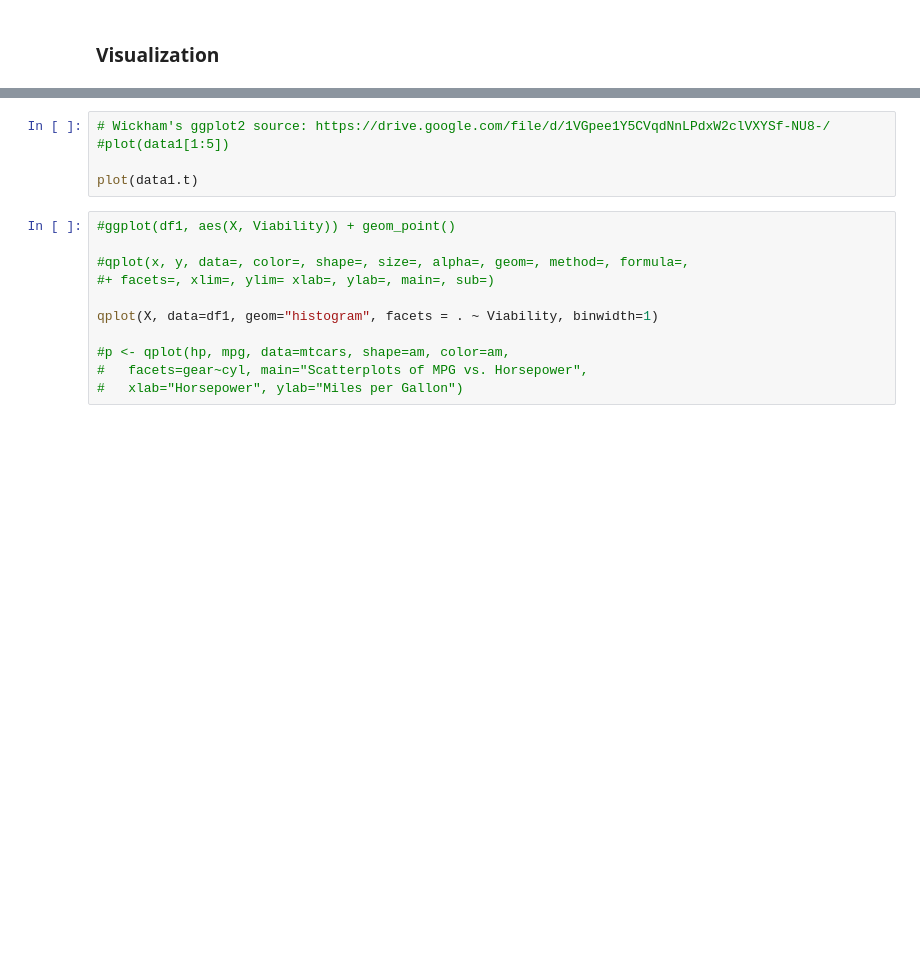
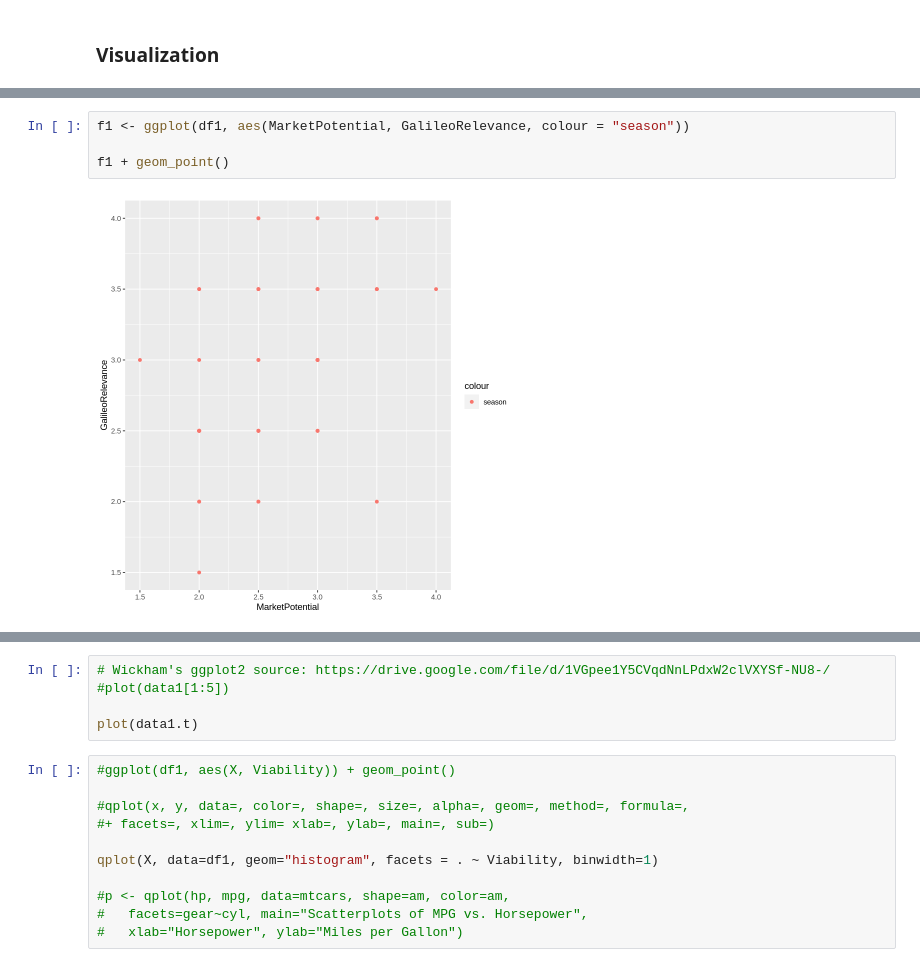
Before and after one commit to dnzengou/du_r, a Jupyter notebook: r-experiments/r_experiements_R.ipynb, the cells around one changed output, grey strips where cells are left out. Saved outputs shown, nothing was run; the diff lists cells and outputs as text; blank space fills up the shorter version.

```diff
--- a/r-experiments/r_experiements_R.ipynb
+++ b/r-experiments/r_experiements_R.ipynb
@@ -345,0 +482,6 @@ summary(df1)
+# %%
+f1 <- ggplot(df1, aes(MarketPotential, GalileoRelevance, colour = "season"))
+
+f1 + geom_point()
+# %% [output]
+[figure, added]
```
Also changed, not shown: parts of 24 cells of this notebook, 4 other files.
